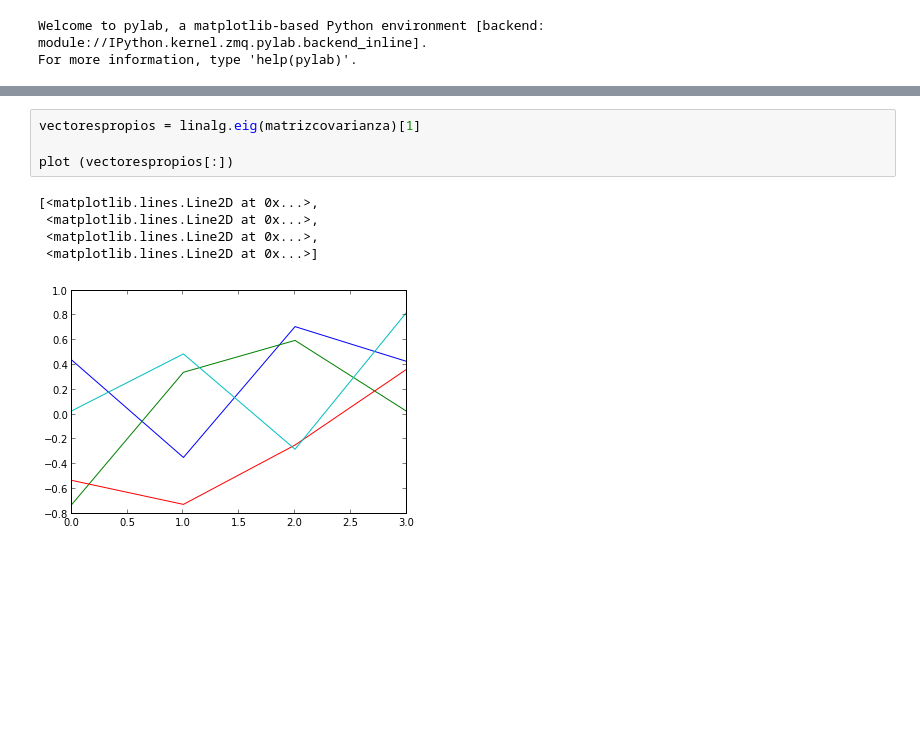
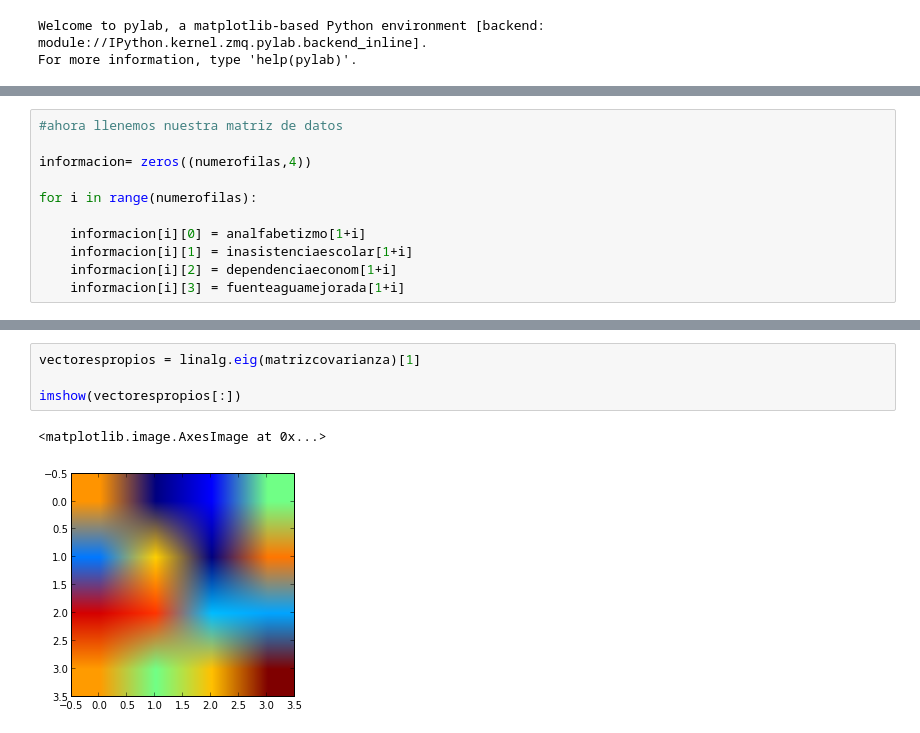
Before and after one commit to jscalderon3227/Tarea-4, a Jupyter notebook: ClusteringPobreza.ipynb, the cells around one changed output, grey strips where cells are left out. Drawn from its saved outputs; the diff is of its cells as text; blank space fills up the shorter version.

```diff
--- a/ClusteringPobreza.ipynb
+++ b/ClusteringPobreza.ipynb
@@ -71,0 +28,11 @@ imshow(matrizcovarianza)
+# %%
+#ahora llenemos nuestra matriz de datos
+
+informacion= zeros((numerofilas,4))
+
+for i in range(numerofilas):
+
+    informacion[i][0] = analfabetizmo[1+i]
+    informacion[i][1] = inasistenciaescolar[1+i]
+    informacion[i][2] = dependenciaeconom[1+i]
+    informacion[i][3] = fuenteaguamejorada[1+i]
@@ -92,10 +107,7 @@ print valorespropios
 # %%
 vectorespropios = linalg.eig(matrizcovarianza)[1]
 
-plot (vectorespropios[:])
+imshow(vectorespropios[:])
 # %% [output]
-[<matplotlib.lines.Line2D at 0x...>,
- <matplotlib.lines.Line2D at 0x...>,
- <matplotlib.lines.Line2D at 0x...>,
- <matplotlib.lines.Line2D at 0x...>]
+<matplotlib.image.AxesImage at 0x...>
-[figure, old version]
+[figure, new version]
```
Also changed, not shown: parts of 14 cells of this notebook.
